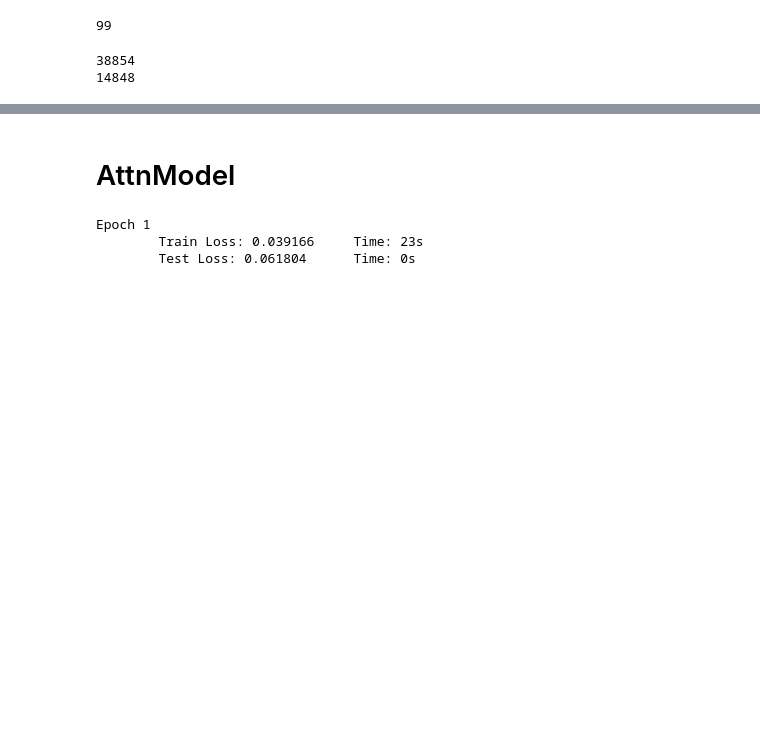
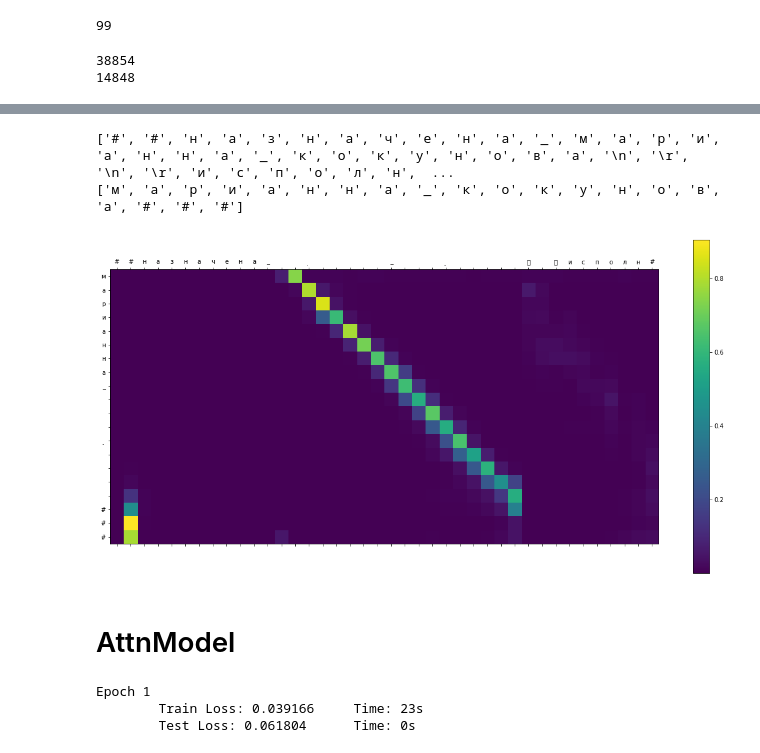
Before and after one commit to Sdernal/TextNormalization, a Jupyter notebook: WithPytorch/Experiments.ipynb, the cells around one changed output, grey strips where cells are left out. Cells and saved outputs as stored; diff of their text form; code cells hidden in the pictures; blank space fills up the shorter version.

```diff
--- a/WithPytorch/Experiments.ipynb
+++ b/WithPytorch/Experiments.ipynb
@@ -108,0 +111,5 @@ print(len(ep.X_data_test), len(ep.X_data_train))
+# %%
+device = torch.device("cuda" if torch.cuda.is_available() else "cpu")
+encoder = Encoder(input_size=voc_size, hidden_size=HIDDEN_SIZE, embedding_size=EMBEDDING_SIZE).to(device)
+decoder = Decoder(hidden_size=HIDDEN_SIZE, embedding_size=EMBEDDING_SIZE, output_size=voc_size, max_length=40).to(device)
+trainer = Trainer(encoder,decoder,ep,max_input_length=40, max_output_length=20)
@@ -108,0 +118,4 @@ print(len(ep.X_data_test), len(ep.X_data_train))
+# %%
+train_losses, test_losses = trainer.train(1, batch_size=256)
+train_losses_all.extend(train_losses)
+test_losses_all.extend(test_losses)
@@ -108,0 +126,4 @@ print(len(ep.X_data_test), len(ep.X_data_train))
+# %%
+train_losses, test_losses = trainer.train(1, batch_size=256)
+train_losses_all.extend(train_losses)
+test_losses_all.extend(test_losses)
@@ -109,3 +165,30 @@ print(len(ep.X_data_test), len(ep.X_data_train))
+# %%
+a,b,c = trainer.evaluate_with_attn(ep.X_data_test[60:61])
+# %%
+a2 = []
+b2 = []
+for elem in a:
+    if elem == ' ':
+        a2.append('_')
+    elif len(elem) != 1:
+        a2.append('#')
+    else:
+        a2.append(elem)
+
+for elem in b:
+    if elem == ' ':
+        b2.append('_')
+    elif len(elem) != 1:
+        b2.append('#')
+    else:
+        b2.append(elem)
+print(a2)
+print(b2)
+showAttention(a2,b2,c)
+# %% [output]
+['#', '#', 'н', 'а', 'з', 'н', 'а', 'ч', 'е', 'н', 'а', '_', 'м', 'а', 'р', 'и', 'а', 'н', 'н', 'а', '_', 'к', 'о', 'к', 'у', 'н', 'о', 'в', 'а', '\n', '\r', '\n', '\r', 'и', 'с', 'п', 'о', 'л', 'н',  ...
+['м', 'а', 'р', 'и', 'а', 'н', 'н', 'а', '_', 'к', 'о', 'к', 'у', 'н', 'о', 'в', 'а', '#', '#', '#']
+[figure, added]
 # %% [markdown]
 # AttnModel
 # %%
```
Also changed, not shown: parts of 10 cells of this notebook, 1 other file.
